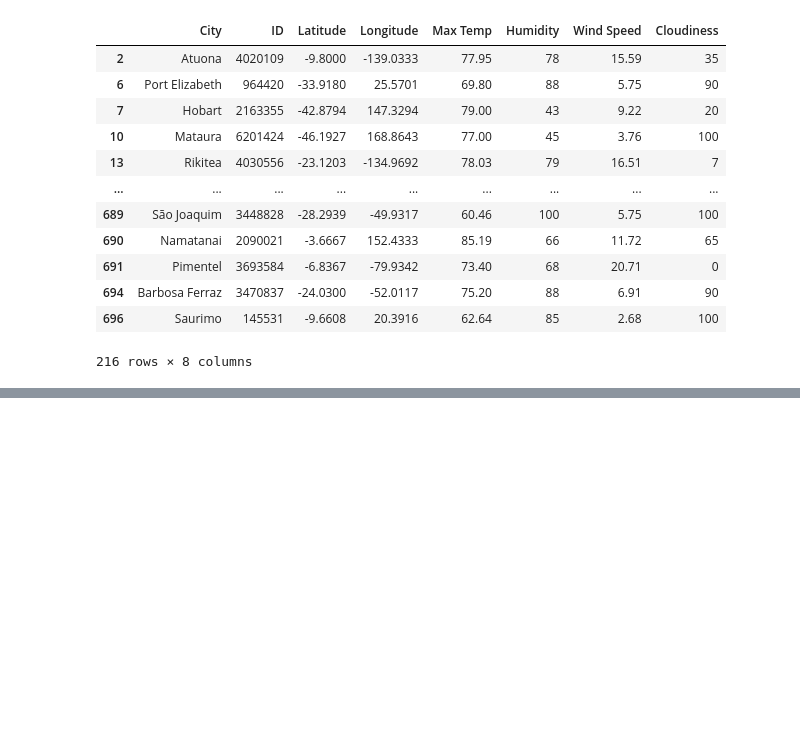
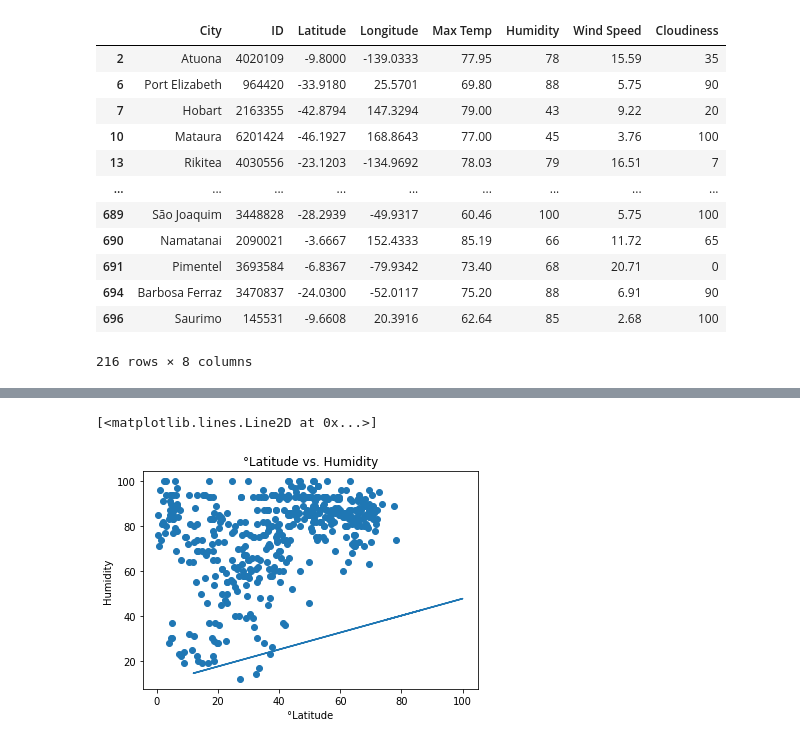
Before and after one commit to Yanwho/python-api-challenge, a Jupyter notebook: WeatherPy/WeatherPy.ipynb, the cells around one changed output, grey strips where cells are left out. Drawn from its saved outputs; the diff is of its cells as text; code cells hidden in the pictures; blank space fills up the shorter version.

```diff
--- a/WeatherPy/WeatherPy.ipynb
+++ b/WeatherPy/WeatherPy.ipynb
@@ -219,0 +233,12 @@ south_df
+# %%
+plt.scatter(north_df["Latitude"], north_df["Humidity"])
+plt.title("°Latitude vs. Humidity")
+plt.ylabel("Humidity")
+plt.xlabel("°Latitude")
+
+
+m, b = np.polyfit(north_df["Humidity"], north_df["Latitude"], 1)
+plt.plot(north_df["Humidity"], m*north_df["Humidity"] + b)
+# %% [output]
+[<matplotlib.lines.Line2D at 0x...>]
+[figure, added]
```
Also changed, not shown: parts of 3 cells of this notebook.
